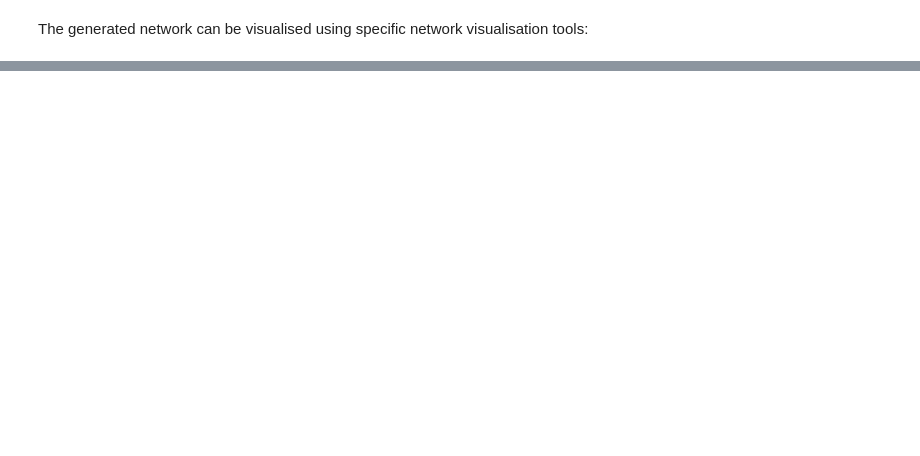
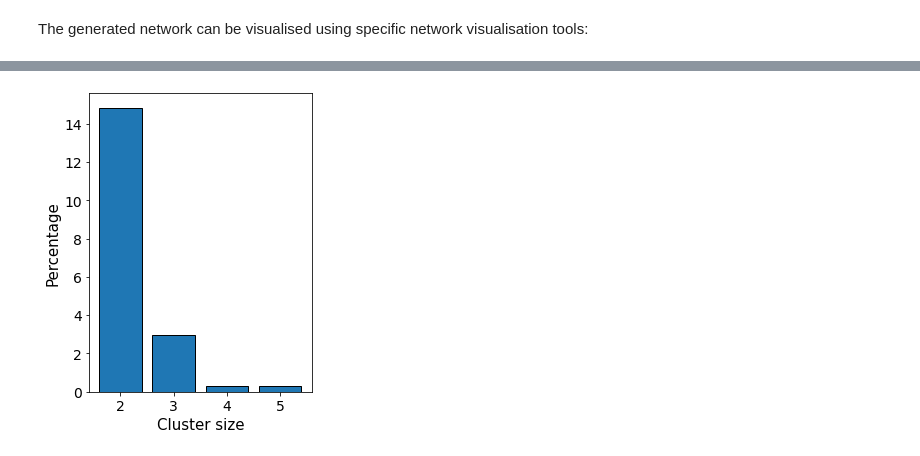
Before and after one commit to BaroudLab/Griottes, a Jupyter notebook: example_notebooks/Figure_4.ipynb, the cells around one changed output, grey strips where cells are left out. Cells and saved outputs as stored; diff of their text form; code cells hidden in the pictures; blank space fills up the shorter version.

```diff
--- a/example_notebooks/Figure_4.ipynb
+++ b/example_notebooks/Figure_4.ipynb
@@ -66,0 +149,46 @@ no weights
+# %%
+Connec_Sub = np.zeros(len(G_delaunay)).astype(int)
+
+list_connected_sub = []
+
+cell_properties_dict = nx.get_node_attributes(G_delaunay, 'cell_properties')
+cell_types_in_graph = np.unique([cell_properties_dict[node] for node in cell_properties_dict.keys()])
+total_size_clusters = pandas.DataFrame(columns = ['cluster_size', 'cell_properties'])
+
+for cell_type in cell_types_in_graph:
+
+    local_size_clusters = pandas.DataFrame(columns = ['cluster_size', 'cell_properties'])
+
+    node_list = []
+    for x, y in G_delaunay.nodes(data = True):
+        if (y['cell_properties'] == cell_type):
+            node_list.append(x)
+
+    single_cell_type_subgraph = G_delaunay.subgraph(node_list)
+
+    connected_subgraphs_size = [len(c) for c in sorted(nx.connected_components(single_cell_type_subgraph), key=len, reverse=True)]
+
+    local_size_clusters['cluster_size'] = connected_subgraphs_size
+    local_size_clusters['cell_properties'] = cell_type
+
+    total_size_clusters = total_size_clusters.append(local_size_clusters)
+# %%
+labels, counts = np.unique(total_size_clusters.loc[total_size_clusters.cell_properties != 'GFAP+ ,PCNA-', 'cluster_size'],
+                           return_counts=True)
+
+fig, ax = plt.subplots(1,1,figsize = (4,5), sharex = True, sharey = True)
+
+ax.tick_params(axis='both', which='major', labelsize=14)
+ax.tick_params(axis='both', which='minor', labelsize=14)
+
+plt.bar(labels[1:], 100*counts[1:]/counts.sum(),
+        align='center',
+        edgecolor = 'k',
+        linewidth = 1)
+
+ax.set_ylabel('Percentage', fontsize = 15)
+ax.set_xlabel('Cluster size', fontsize = 15)
+
+plt.tight_layout()
+# %% [output]
+[figure, added]
```
Also changed, not shown: parts of 14 cells of this notebook, 3 other files.
